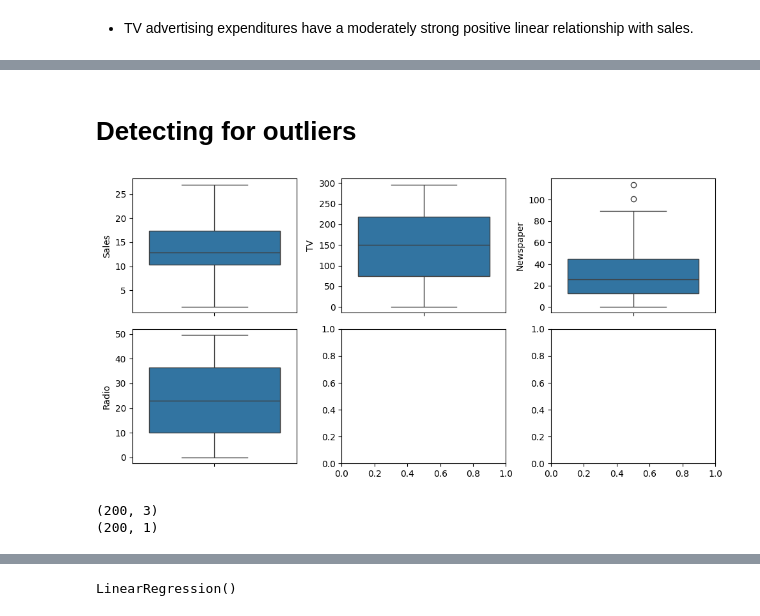
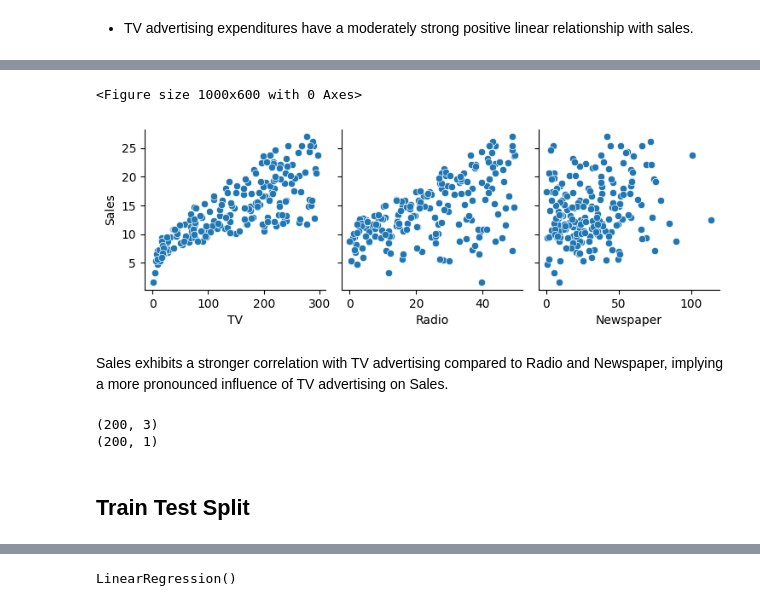
Before and after one commit to upenc/OIBSIP, a Jupyter notebook: Sales Prediction with Python/Sales_prediction.ipynb, the cells around one changed output, grey strips where cells are left out. Cells and saved outputs as stored; diff of their text form; code cells hidden in the pictures.

```diff
--- a/Sales Prediction with Python/Sales_prediction.ipynb
+++ b/Sales Prediction with Python/Sales_prediction.ipynb
@@ -115,15 +104,12 @@ sns.regplot(x='Radio',y="Sales",data=df)
-# %% [markdown]
-# Detecting for outliers
-# %%
-fig, axs = plt.subplots(2,3, figsize = (10,5))
-plt1 = sns.boxplot(df['Sales'], ax = axs[0,0])
-plt2 = sns.boxplot(df['TV'], ax = axs[0,1])
-plt3 = sns.boxplot(df['Newspaper'], ax = axs[0,2])
-plt3 = sns.boxplot(df['Radio'], ax = axs[1,0])
-
-plt.tight_layout()
-# %% [output]
-[figure, removed]
+# %%
+plt.figure(figsize=(10,6))
+sns.pairplot(df, x_vars=['TV', 'Radio', 'Newspaper'],y_vars='Sales')
+plt.show()
+# %% [output]
+<Figure size 1000x600 with 0 Axes>
+[figure, added]
+# %% [markdown]
+Sales exhibits a stronger correlation with TV advertising compared to Radio and Newspaper, implying a more pronounced influence of TV advertising on Sales.
 # %%
 X= np.array(df.drop('Sales', axis=1))
 y= np.array(df['Sales']).reshape(-1, 1)
@@ -134,5 +120,7 @@ print(y.shape)
 (200, 1)
 # %%
 from sklearn.model_selection import train_test_split
+# %% [markdown]
+## Train Test Split
 # %%
 X_train, X_test, y_train, y_test = train_test_split(X, y, test_size=0.20, random_state=42)
```
Also changed, not shown: parts of 25 cells of this notebook.
